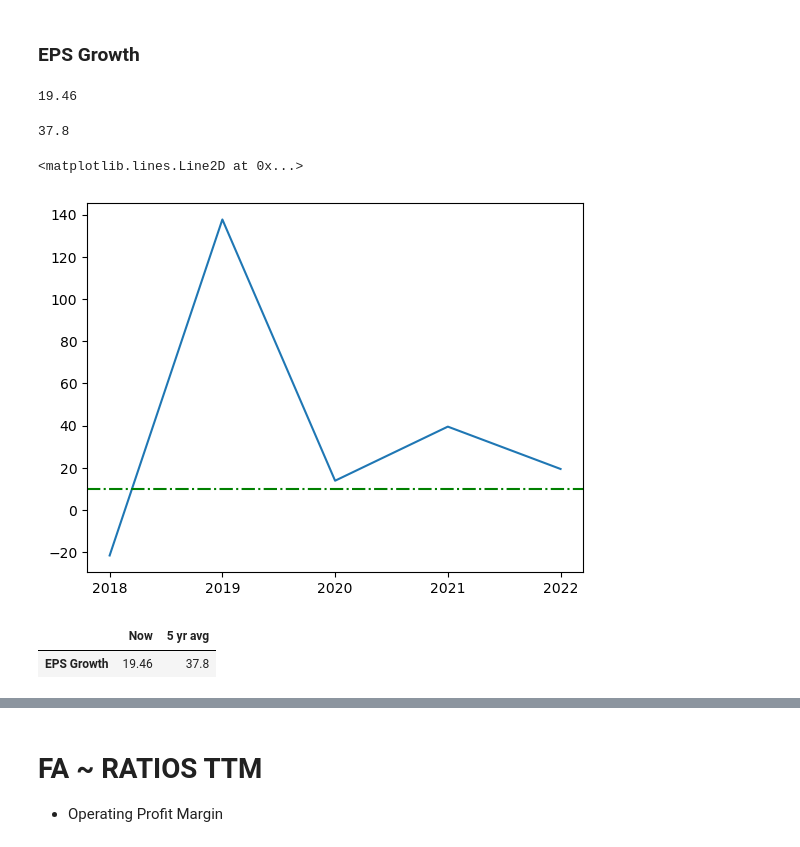
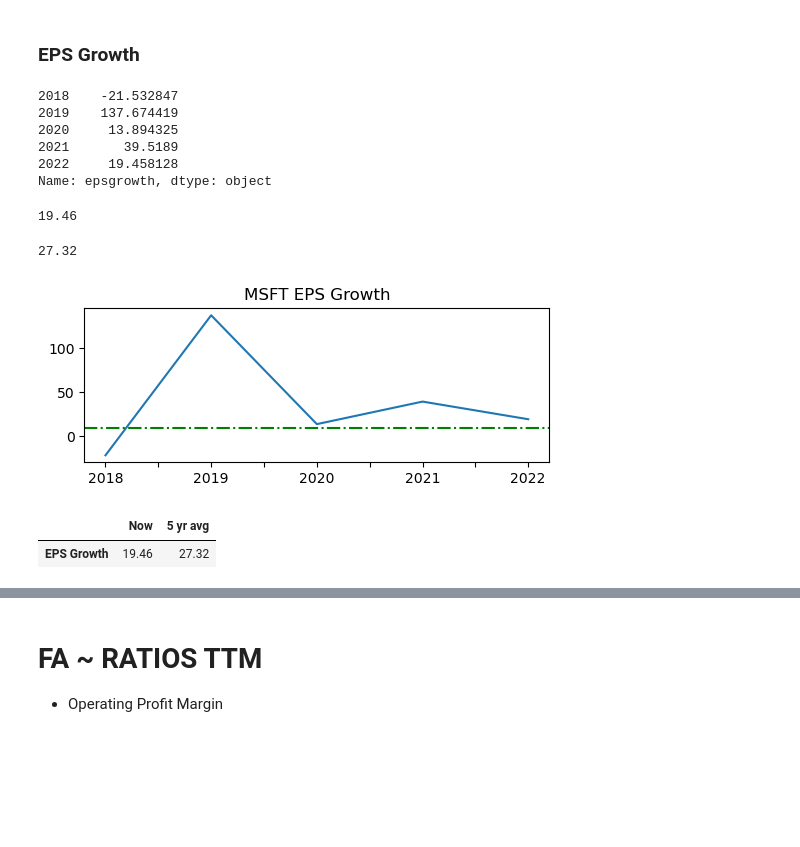
Before and after one commit to xitxat/FundamentalAnalysis, a Jupyter notebook: FA/Value01.ipynb, the cells around one changed output, grey strips where cells are left out. Drawn from its saved outputs; the diff is of its cells as text; code cells hidden in the pictures; blank space fills up the shorter version.

```diff
--- a/FA/Value01.ipynb
+++ b/FA/Value01.ipynb
@@ -49,3 +55,4 @@ Financial Statement Growth
 # %%
-fin_Growth = fa.financial_statement_growth(ticker, api_key, period="annual",  limit = 12)
+#   fa.financial_statement_growth
+fin_Growth = fa.financial_statement_growth(ticker, api_key, period="annual",  )
 fin_Growth
@@ -108,9 +211,15 @@ df_bvps_Growth.plot(figsize=(8,3), kind='barh',  title='Financial Statement Grow
 # %% [markdown]
 ### EPS Growth
 # %%
-epsGrowth = fin_Growth.loc['epsgrowth'].iloc[::-1] # reverse date
-epsGrowth = epsGrowth*100
-epsGrowth
+epsGrowth_5yr = fin_Growth.loc['epsgrowth'].head().iloc[::-1] * 100 # reverse date
+epsGrowth_5yr
+# %% [output]
+2018    -21.532847
+2019    137.674419
+2020     13.894325
+2021       39.5189
+2022     19.458128
+Name: epsgrowth, dtype: object
 # %%
 #   EPS Growth _Current
 epsGrowth_Current = epsGrowth.iloc[-1]
@@ -124,13 +233,13 @@ epsGrowth_5yr_Mean = epsGrowth.mean()
 epsGrowth_5yr_Mean = float(epsGrowth_5yr_Mean).__round__(2)
 epsGrowth_5yr_Mean
 # %% [output]
-37.8
+27.32
 # %%
-plt.plot(epsGrowth)
+epsGrowth_5yr.plot(figsize=(6,2),  title= f'{ticker} EPS Growth')
 plt.axhline(y=10, color='g', linestyle='-.')
+plt.savefig('ImgCollect\\epsGrowth_5yr.png') # prep for export
 # %% [output]
-<matplotlib.lines.Line2D at 0x...>
-[figure, old version]
+[figure, new version]
 # %%
 #   EPS Growth df_   + ~ renaming the index row
 df_Eps_Growth = pd.DataFrame([[epsGrowth_Current  , epsGrowth_5yr_Mean]] , columns=['Now','5 yr avg'] , index =['EPS Growth'] )
@@ -139,5 +248,5 @@ df_Eps_Growth = pd.DataFrame([[epsGrowth_Current  , epsGrowth_5yr_Mean]] , colum
 df_Eps_Growth
 # %% [output]
 |  | Now | 5 yr avg |
-| EPS Growth | 19.46 | 37.8 |
+| EPS Growth | 19.46 | 27.32 |
 # %%
```
Also changed, not shown: parts of 31 cells of this notebook, 8 other files.
